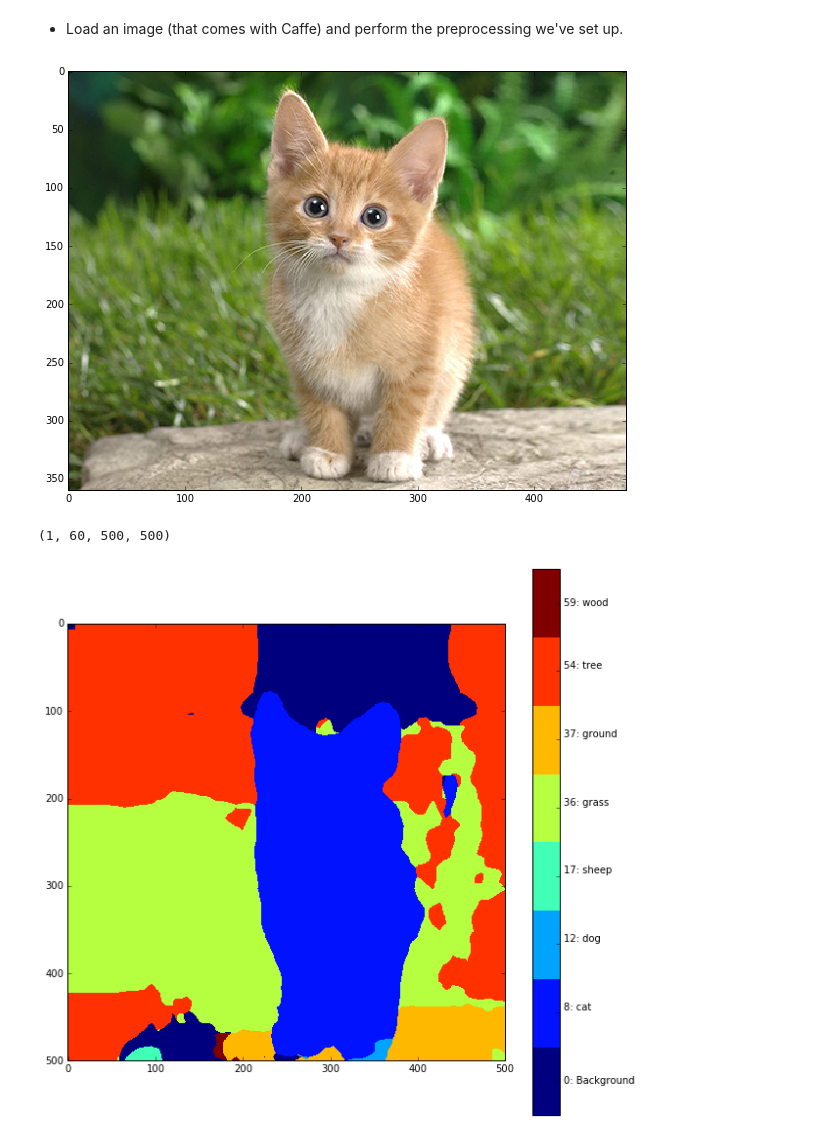
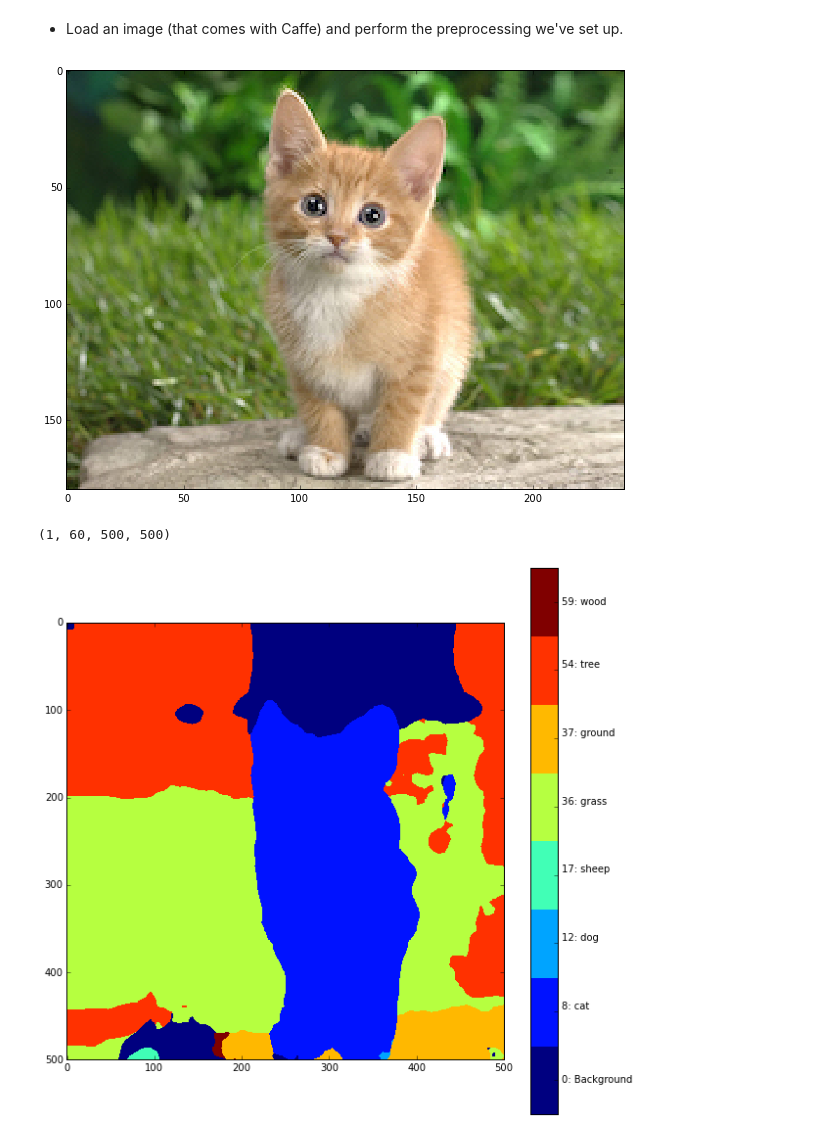
Before and after one commit to developmentseed/caffe-fcn, a Jupyter notebook: src/fcn-fwd.ipynb, the cells around one changed output. Cells and saved outputs as stored; diff of their text form; code cells hidden in the pictures.

```diff
--- a/src/fcn-fwd.ipynb
+++ b/src/fcn-fwd.ipynb
@@ -40,7 +40,7 @@ caffe.set_mode_cpu()
 net_root = '../fcn-8s'
 
 model_def = net_root + '/deploy.prototxt'
-model_weights = net_root + '/trained-weights.caffemodel'
+model_weights = net_root + '/fcn-8s-pascalcontext.caffemodel'
 
 net = caffe.Net(model_def,      # defines the structure of the model
                 model_weights,  # contains the trained weights
@@ -70,14 +70,14 @@ mean values: [('B', 104.00698792999999), ('G', 116.66876762), ('R', 122.67891434
 # %% [markdown]
 * Load an image (that comes with Caffe) and perform the preprocessing we've set up.
 # %%
-image = caffe.io.load_image(caffe_root + '/examples/images/cat.jpg')
+image = caffe.io.load_image('../images/cat.jpg')
 #image = caffe.io.load_image('../data/pascal-voc2010/JPEGImages/2007_000241.jpg')
 transformed_image = transformer.preprocess('data', image)
 plt.imshow(image)
 # copy the image data into the memory allocated for the net
 net.blobs['data'].data[...] = transformed_image
 # %% [output]
-[figure, old version]
+[figure, new version]
 # %%
 ### perform classification
 output = net.forward()
@@ -90,23 +90,26 @@ print output['score'].shape
 # %%
 classed = np.argmax(score, axis=0)
 
 names = dict()
 all_labels = ["0: Background"] + open(net_root + '/legend.txt').readlines()
 scores = np.unique(classed)
 labels = [all_labels[s] for s in scores]
 num_scores = len(scores)
 
 def rescore (c):
     """ rescore values from original score values (0-59) to values ranging from 0 to num_scores-1 """
     return np.where(scores == c)[0][0]
 rescore = np.vectorize(rescore)
 
 painted = rescore(classed)
+
+plt.figure(figsize=(10, 10))
 plt.imshow(painted, cmap=plt.cm.get_cmap('jet', num_scores))
 
 # setup legend
 formatter = plt.FuncFormatter(lambda val, loc: labels[val])
 plt.colorbar(ticks=range(0, num_scores), format=formatter)
 plt.clim(-0.5, num_scores - 0.5)
+plt.savefig('output.jpg')
 # %% [output]
-[figure, old version]
+[figure, new version]
```
Also changed, not shown: parts of 1 cell of this notebook, 3 other files.
